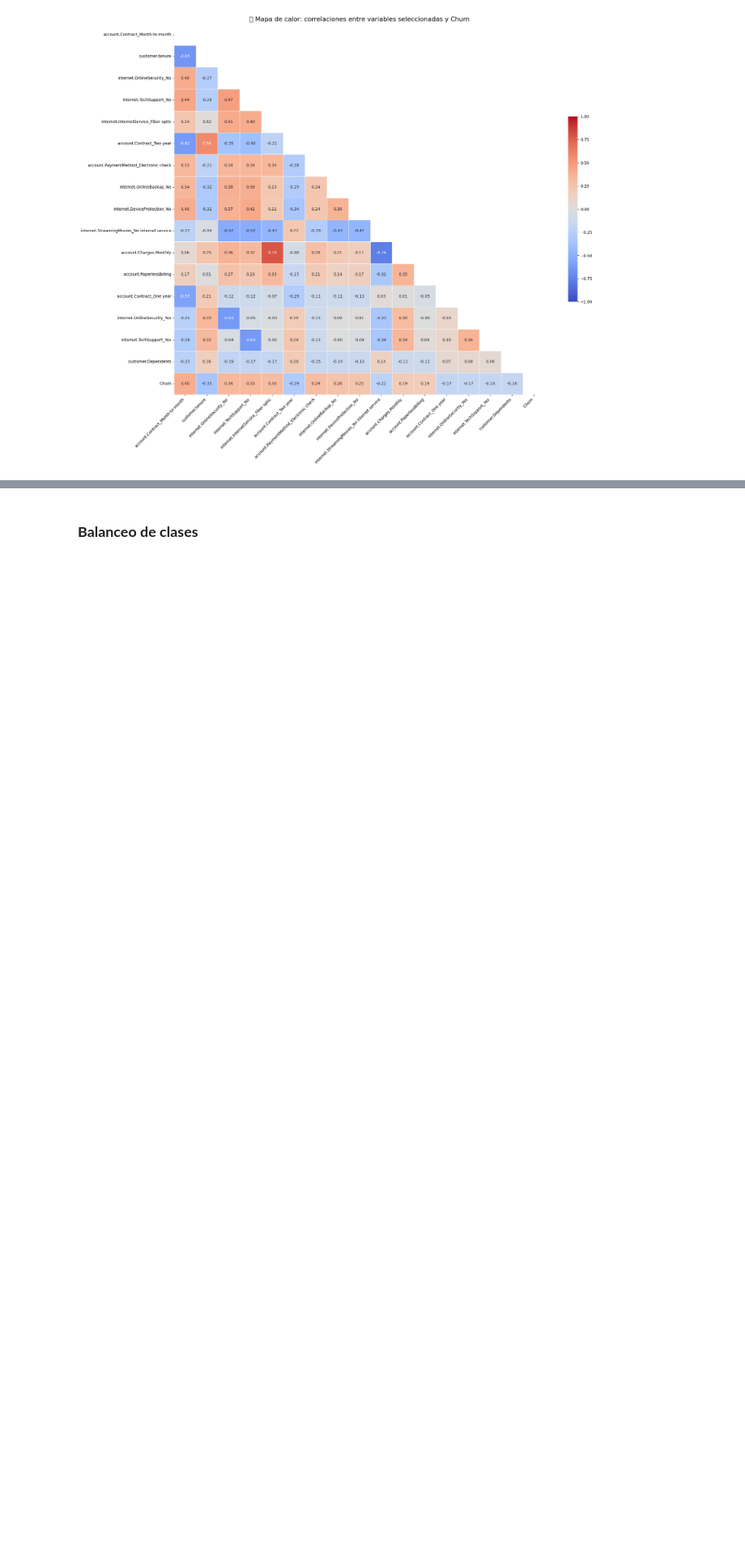
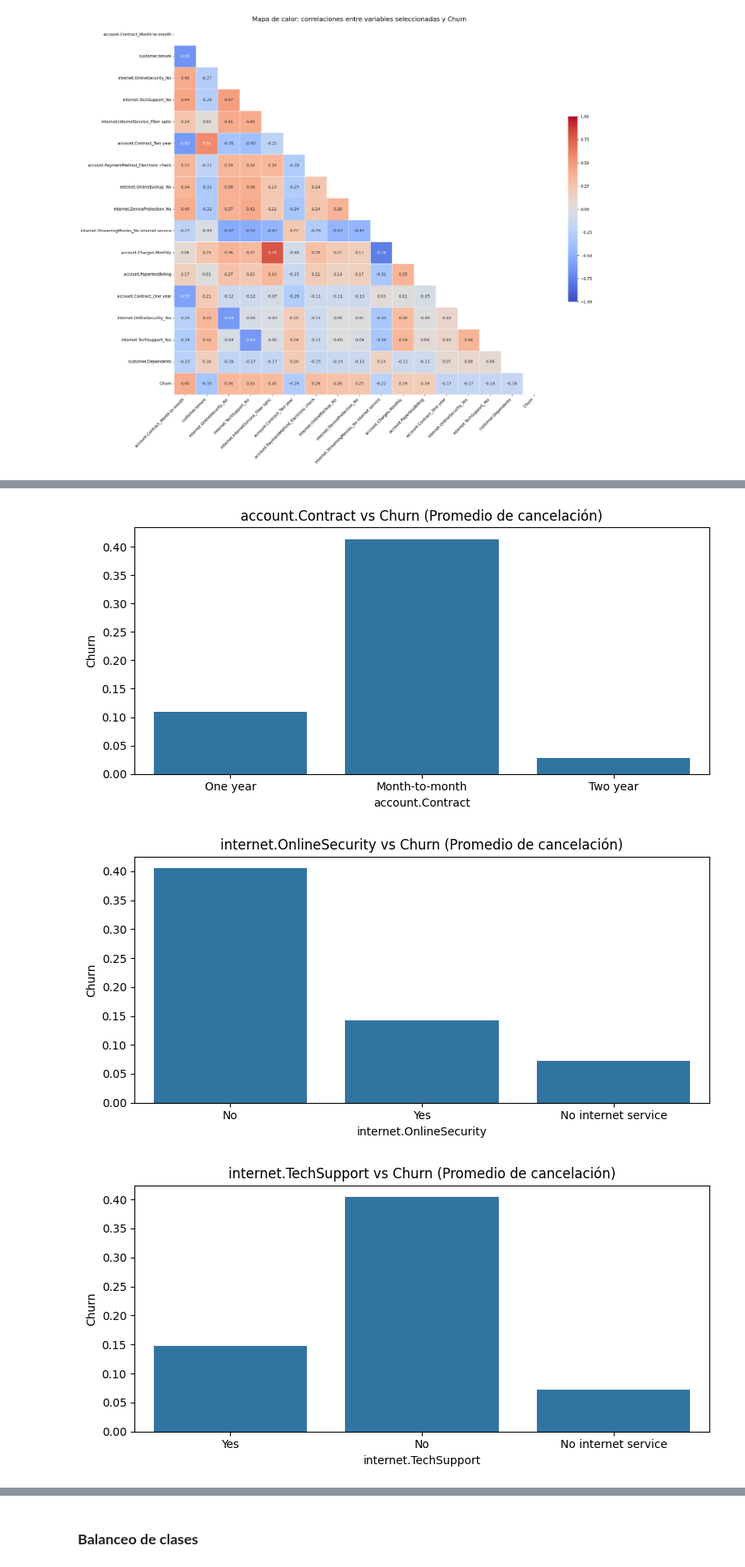
Before and after one commit to OctavioPinoRosas/TelecomX-PrediccionDeCancelacion, a Jupyter notebook: TelecomX_PrediccionDeCancelacion.ipynb, the cells around one changed output, grey strips where cells are left out. Shown at 81% size. Cells and saved outputs as stored; diff of their text form; code cells hidden in the pictures; blank space fills up the shorter version.

Commit message:
Targeted analysis

```diff
--- a/TelecomX_PrediccionDeCancelacion.ipynb
+++ b/TelecomX_PrediccionDeCancelacion.ipynb
@@ -280,0 +282,40 @@ plt.show()
+# %%
+def graficar_variables_vs_churn(df, variables, target='Churn'):
+    """
+    Genera gráficos entre cada variable seleccionada y la variable objetivo (Churn).
+
+    - Para variables numéricas: boxplot
+    - Para variables binarias/categóricas: barplot (promedio de Churn por categoría)
+
+    Parámetros:
+        df: DataFrame con los datos
+        variables: lista de nombres de columnas a graficar
+        target: nombre de la variable objetivo (default = 'Churn')
+    """
+    for var in variables:
+        plt.figure(figsize=(8, 4))
+        if pd.api.types.is_numeric_dtype(df[var]) and df[var].nunique() > 5:
+            # Si es numérica continua
+            sns.boxplot(x=target, y=var, data=df)
+            plt.title(f'{var} vs {target} (Boxplot)')
+        else:
+            # Si es binaria o categórica
+            sns.barplot(x=var, y=target, data=df, errorbar=None)
+            plt.title(f'{var} vs {target} (Promedio de cancelación)')
+        plt.tight_layout()
+        plt.show()
+
+variables_finales = [
+    'account.Contract',
+    'internet.OnlineSecurity',
+    'internet.TechSupport',
+    'account.Charges.Monthly',
+    'account.Charges.Total',
+    'customer.tenure'
+]
+
+graficar_variables_vs_churn(datos, variables_finales, target='Churn')
+# %% [output]
+[figure, added]
+[figure, added]
+[figure, added]
```
Also changed, not shown: parts of 10 cells of this notebook.
